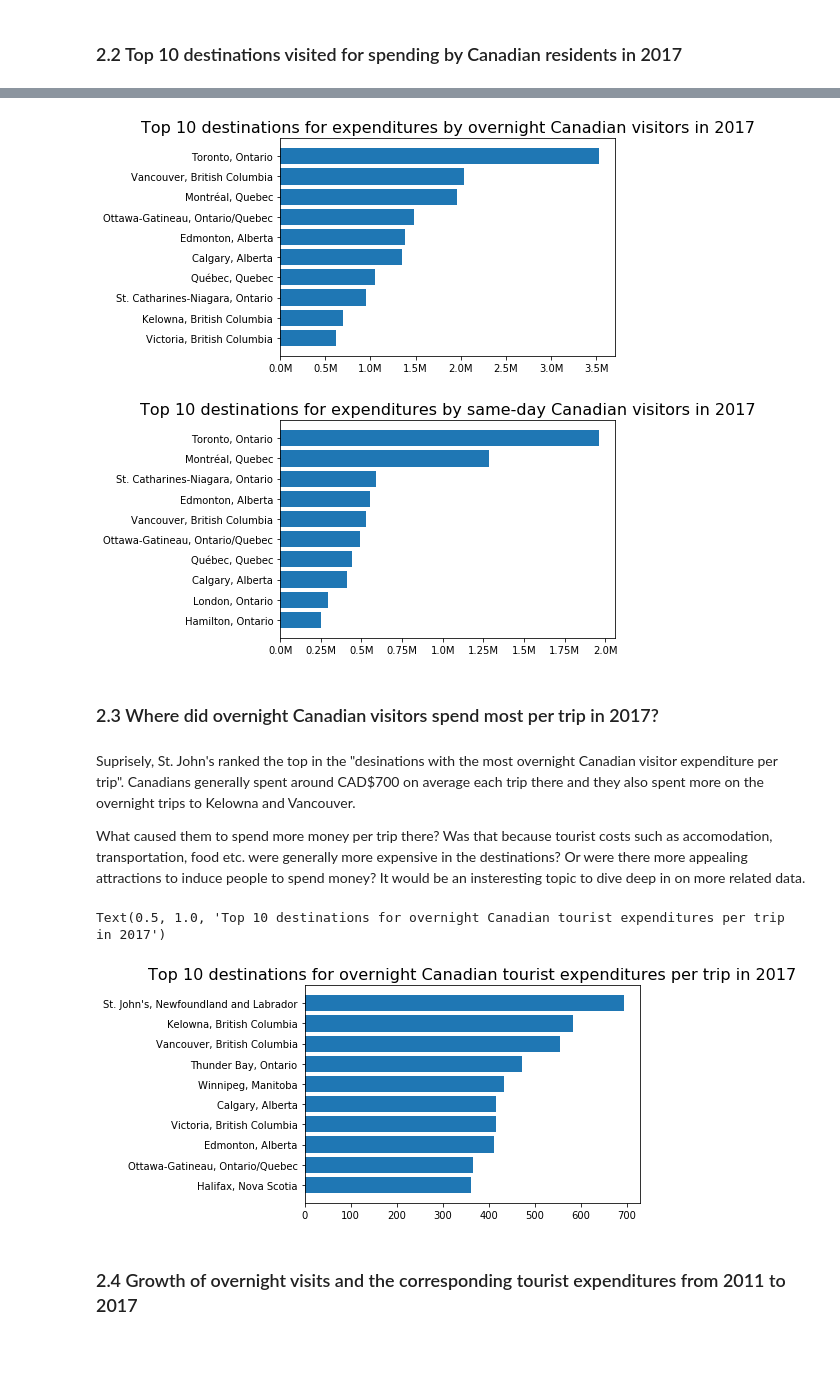
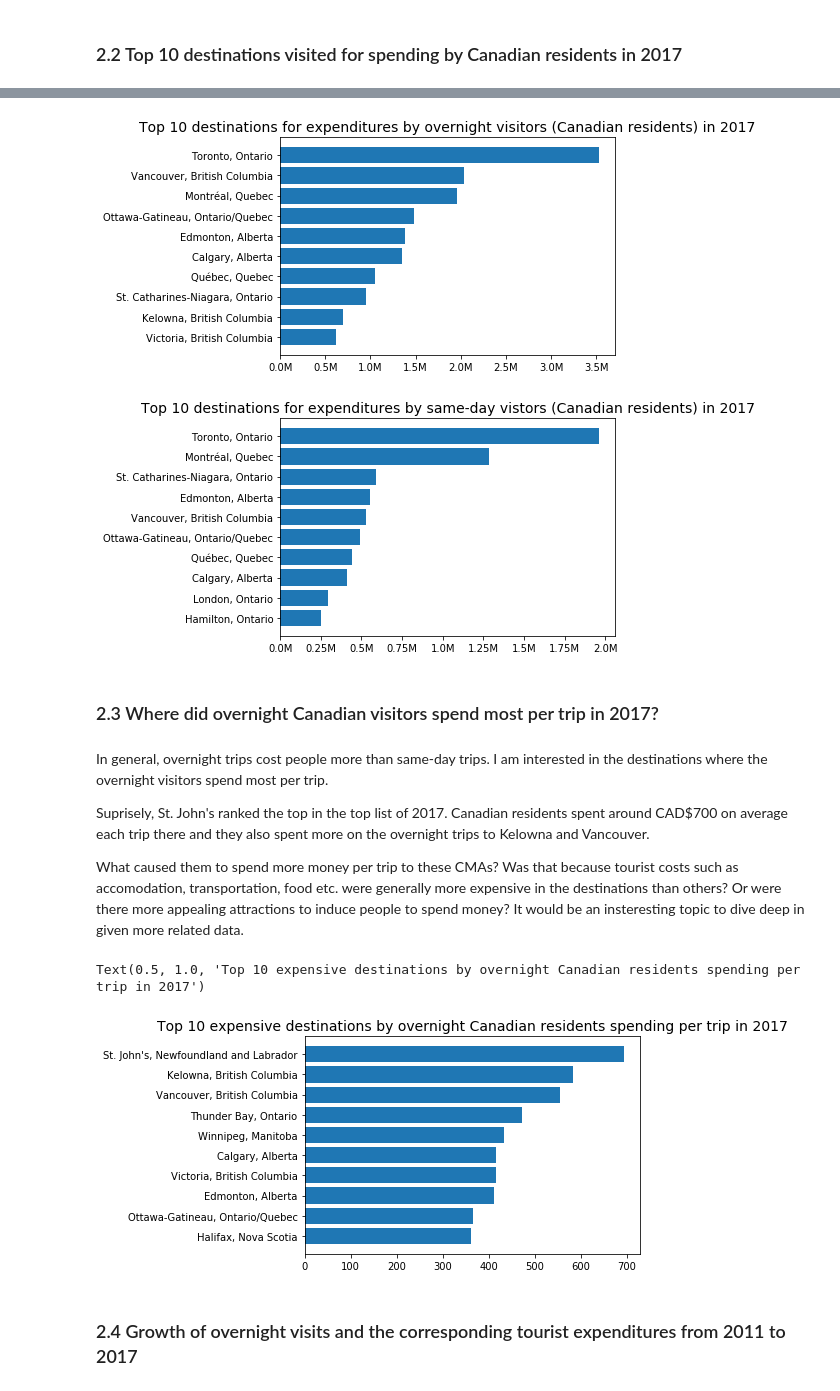
Before and after one commit to vcai01/-domestic_tourism_CMA, a Jupyter notebook: Domestic Tourism in CMA.ipynb, the cells around one changed output, grey strips where cells are left out. Saved outputs shown, nothing was run; the diff lists cells and outputs as text; code cells hidden in the pictures; blank space fills up the shorter version.

```diff
--- a/Domestic Tourism in CMA.ipynb
+++ b/Domestic Tourism in CMA.ipynb
@@ -216,45 +217,47 @@ expense_SameDay = data[(data['YEAR'] == 2017) &
 
 top10_expense_SameDay = expense_SameDay.nlargest(10, ['VALUE']).reset_index()
 # %%
-Value, City = zip(*sorted(zip(top10_expense_overnight.VALUE/1000000, top10_expense_overnight.GEO)))
+Value, City = zip(*sorted(zip(top10_expense_overnight['VALUE']/1000000, top10_expense_overnight['GEO'])))
 plt.barh(City, Value)
 
-plt.title('Top 10 destinations for expenditures by overnight Canadian visitors in 2017', fontsize = 16)
+plt.title('Top 10 destinations for expenditures by overnight visitors (Canadian residents) in 2017', fontsize = 14)
 ax = plt.gca()
 ax.get_xaxis().set_major_formatter(plt.FuncFormatter(lambda x, loc: "{}M".format(x)))
 # %% [output]
-[figure, old version]
+[figure, new version]
 # %%
-Value, City = zip(*sorted(zip(top10_expense_SameDay.VALUE/1000000, top10_expense_SameDay.GEO)))
+Value, City = zip(*sorted(zip(top10_expense_SameDay['VALUE']/1000000, top10_expense_SameDay['GEO'])))
 plt.barh(City, Value)
 
-plt.title('Top 10 destinations for expenditures by same-day Canadian visitors in 2017', fontsize = 16)
+plt.title('Top 10 destinations for expenditures by same-day vistors (Canadian residents) in 2017', fontsize = 14)
 ax = plt.gca()
 ax.get_xaxis().set_major_formatter(plt.FuncFormatter(lambda x, loc: "{}M".format(x)))
 # %% [output]
-[figure, old version]
+[figure, new version]
 # %% [markdown]
 ### 2.3 Where did overnight Canadian visitors spend most per trip in 2017?
 # %% [markdown]
-Suprisely, St. John's ranked the top in the "desinations with the most overnight Canadian visitor expenditure per trip". Canadians generally spent around CAD$700 on average each trip there and they also spent more on the overnight trips to Kelowna and Vancouver.
+In general, overnight trips cost people more than same-day trips. I am interested in the destinations where the overnight visitors spend most per trip.
 
-What caused them to spend more money per trip there? Was that because tourist costs such as accomodation, transportation, food etc. were generally more expensive in the destinations? Or were there more appealing attractions to induce people to spend money? It would be an insteresting topic to dive deep in on more related data.
+Suprisely, St. John's ranked the top in the top list of 2017. Canadian residents spent around CAD$700 on average each trip there and they also spent more on the overnight trips to Kelowna and Vancouver.
+
+What caused them to spend more money per trip to these CMAs? Was that because tourist costs such as accomodation, transportation, food etc. were generally more expensive in the destinations than others? Or were there more appealing attractions to induce people to spend money? It would be an insteresting topic to dive deep in given more related data.
 # %%
 num_overnight_2017 = num_overnight_2017[['GEO', 'VALUE']]
 expense_overnight = expense_overnight[['GEO', 'VALUE']]
 df_expense = expense_overnight.merge(num_overnight_2017, on = 'GEO', suffixes=('_expense', '_num'))
 df_expense['per_trip'] = round(df_expense['VALUE_expense']/df_expense['VALUE_num'], 2)
 
 top10_overnight_expense_per_trip = df_expense.nlargest(10, ['per_trip'])
 top10_overnight_expense_per_trip
 
-Expense, City = zip(*sorted(zip(top10_overnight_expense_per_trip.per_trip, top10_overnight_expense_per_trip.GEO)))
+Expense, City = zip(*sorted(zip(top10_overnight_expense_per_trip['per_trip'], top10_overnight_expense_per_trip['GEO'])))
 plt.barh(City, Expense)
 
-plt.title('Top 10 destinations for overnight Canadian tourist expenditures per trip in 2017', fontsize = 16)
+plt.title('Top 10 expensive destinations by overnight Canadian residents spending per trip in 2017', fontsize = 14)
 # %% [output]
-Text(0.5, 1.0, 'Top 10 destinations for overnight Canadian tourist expenditures per trip in 2017')
+Text(0.5, 1.0, 'Top 10 expensive destinations by overnight Canadian residents spending per trip in 2017')
-[figure, old version]
+[figure, new version]
 # %% [markdown]
 ### 2.4 Growth of overnight visits and the corresponding tourist expenditures from 2011 to 2017
 # %% [markdown]
```
Also changed, not shown: parts of 22 cells of this notebook.
